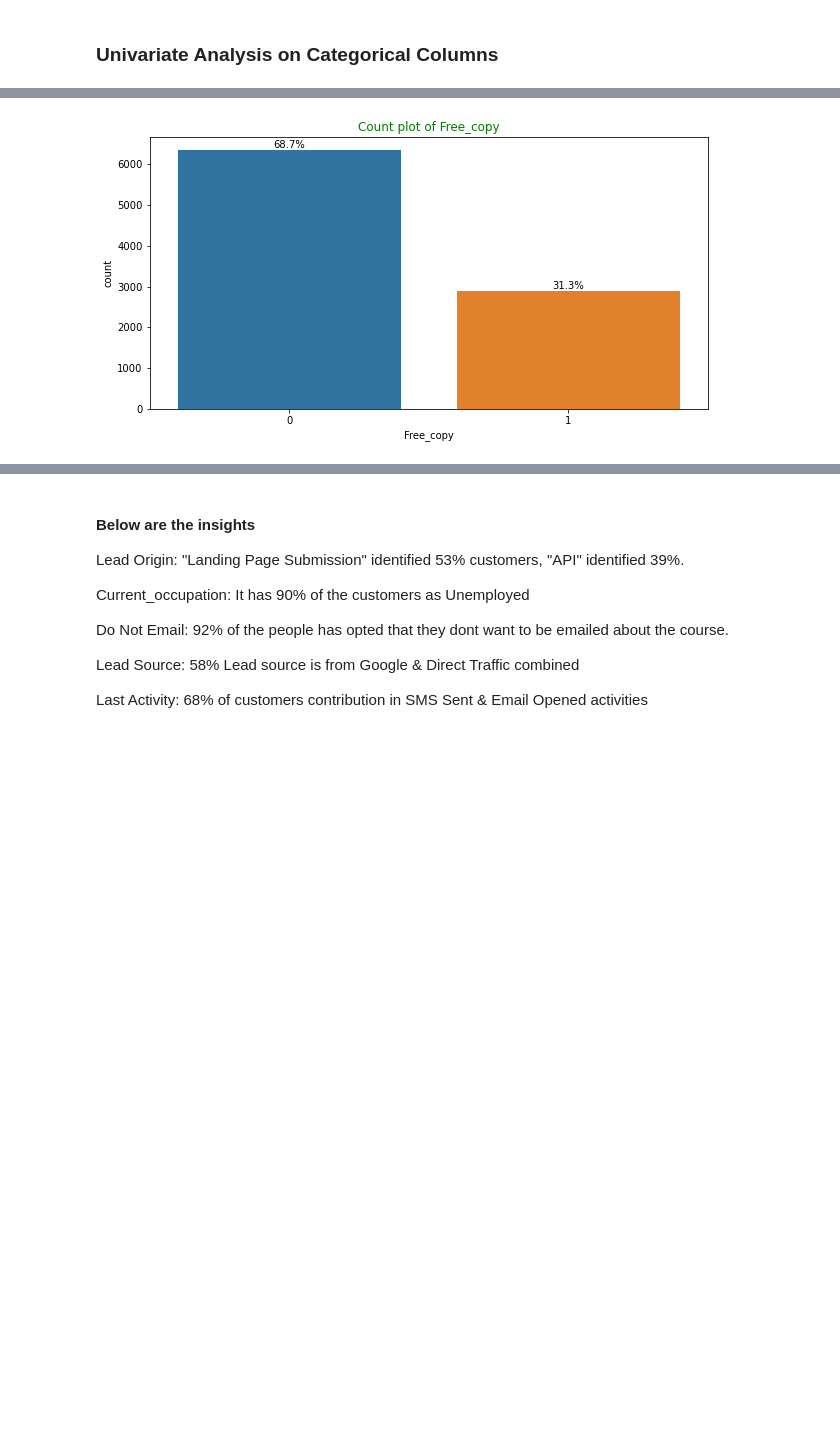
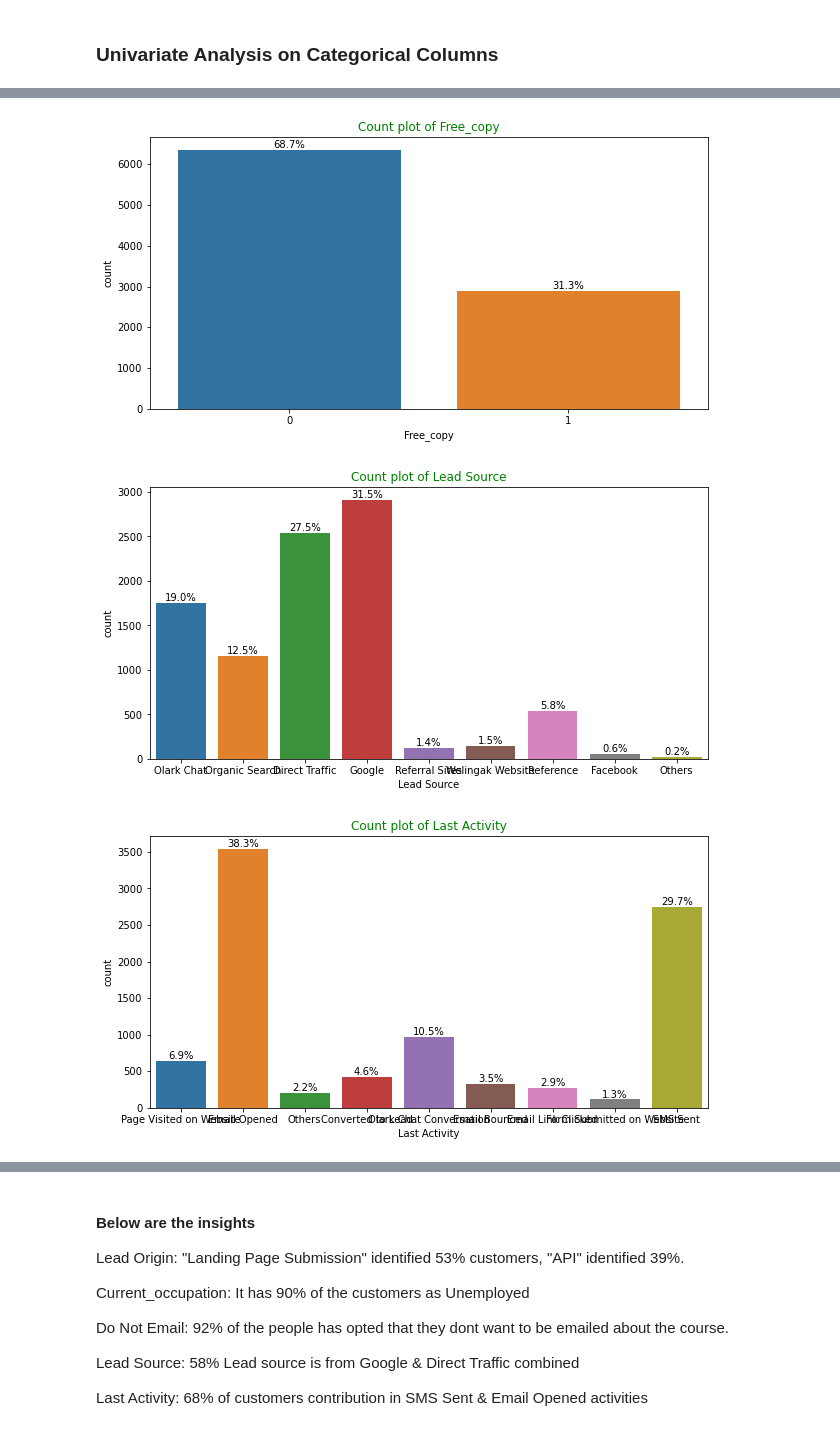
Before and after one commit to ManasaThrikutam/Lead_score_case_study, a Jupyter notebook: Lead_scoring_Model.ipynb, the cells around one changed output, grey strips where cells are left out. Cells and saved outputs as stored; diff of their text form; code cells hidden in the pictures; blank space fills up the shorter version.

```diff
--- a/Lead_scoring_Model.ipynb
+++ b/Lead_scoring_Model.ipynb
@@ -695,22 +696,24 @@ plt.show()
 cat_cols = ["Lead Origin","Current_occupation","Do Not Email",
             "Free_copy","Lead Source","Last Activity","Specialization"]
 # %%
-for i in cat_cols[:4]:
+for i in cat_cols:
 
     plt.figure(figsize=[10,5])
     plt.title("Count plot of {}".format(i),color="green")
     ax=sns.countplot(x=i,data=df_leads)
     total=len(df_leads[i])
     plt.xticks(rotation=0)
 
     for p in ax.patches:
         text = '{:.1f}%'.format(100*p.get_height()/total)
         x = p.get_x() + p.get_width() / 2.
         y = p.get_height()
 
         ax.annotate(text, (x,y), ha = 'center', va = 'center', xytext = (0, 5), textcoords = 'offset points')
 # %% [output]
 [figure]
 [figure]
 [figure]
 [figure]
+[figure, added]
+[figure, added]
```
Also changed, not shown: parts of 11 cells of this notebook.
